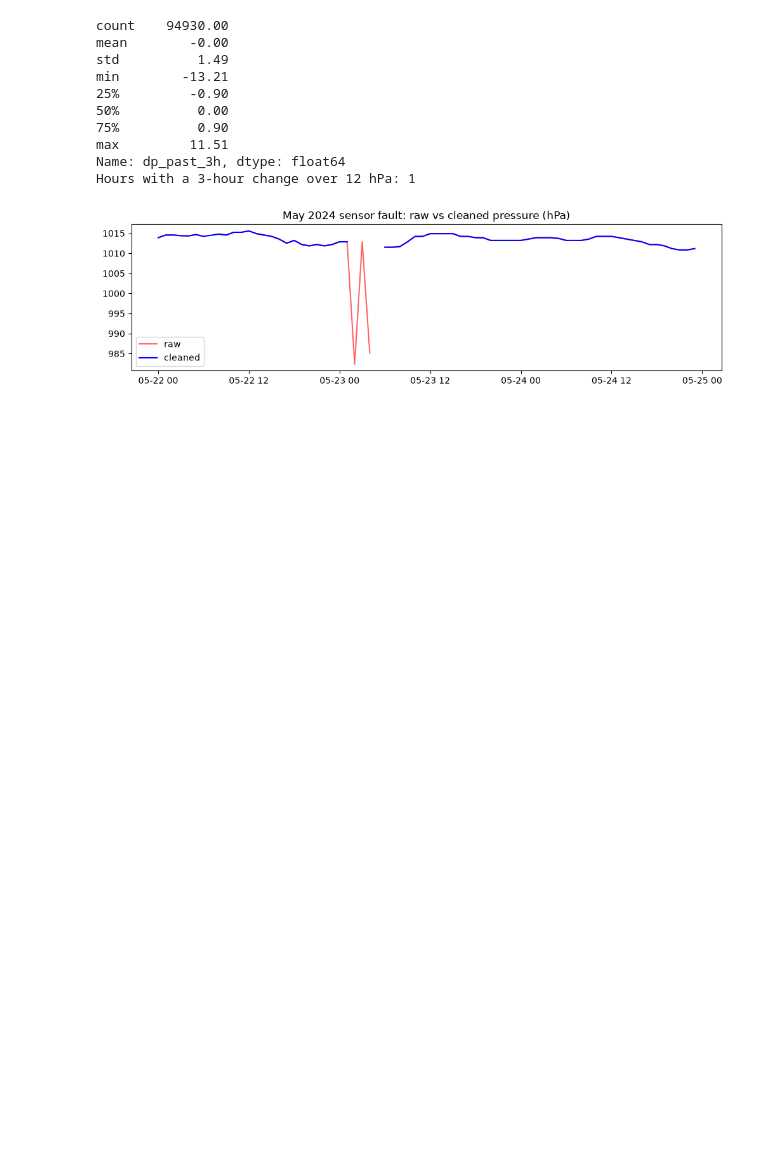
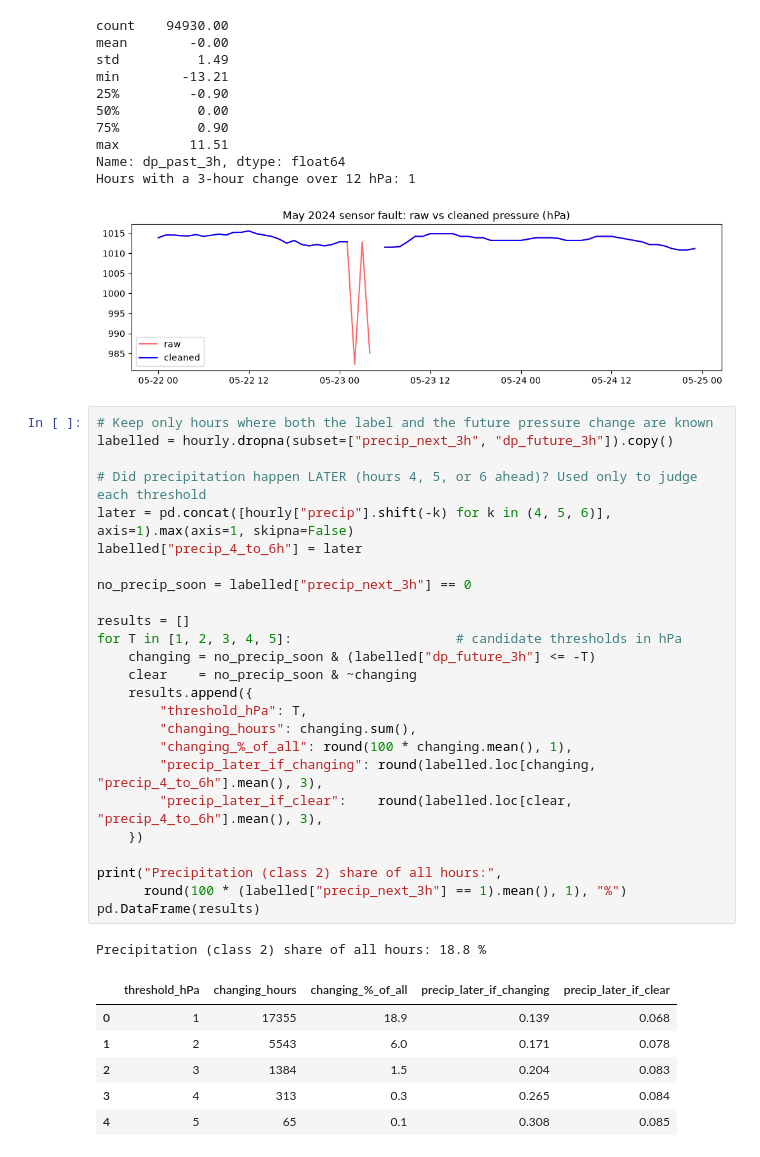
Before and after one commit to sadid-hassan/ESP32-TinyML-Weather-Prediction, a Jupyter notebook: notebooks/02_data_preprocessing.ipynb, the cells around one changed output. Drawn from its saved outputs; the diff is of its cells as text; blank space fills up the shorter version.

Commit message:
Keep hours where both label and future pressure change are known

```diff
--- a/notebooks/02_data_preprocessing.ipynb
+++ b/notebooks/02_data_preprocessing.ipynb
@@ -253,3 +253,36 @@ max         11.51
 Name: dp_past_3h, dtype: float64
 Hours with a 3-hour change over 12 hPa: 1
 [figure]
+# %%
+# Keep only hours where both the label and the future pressure change are known
+labelled = hourly.dropna(subset=["precip_next_3h", "dp_future_3h"]).copy()
+
+# Did precipitation happen LATER (hours 4, 5, or 6 ahead)? Used only to judge each threshold
+later = pd.concat([hourly["precip"].shift(-k) for k in (4, 5, 6)], axis=1).max(axis=1, skipna=False)
+labelled["precip_4_to_6h"] = later
+
+no_precip_soon = labelled["precip_next_3h"] == 0
+
+results = []
+for T in [1, 2, 3, 4, 5]:                     # candidate thresholds in hPa
+    changing = no_precip_soon & (labelled["dp_future_3h"] <= -T)
+    clear    = no_precip_soon & ~changing
+    results.append({
+        "threshold_hPa": T,
+        "changing_hours": changing.sum(),
+        "changing_%_of_all": round(100 * changing.mean(), 1),
+        "precip_later_if_changing": round(labelled.loc[changing, "precip_4_to_6h"].mean(), 3),
+        "precip_later_if_clear":    round(labelled.loc[clear, "precip_4_to_6h"].mean(), 3),
+    })
+
+print("Precipitation (class 2) share of all hours:",
+      round(100 * (labelled["precip_next_3h"] == 1).mean(), 1), "%")
+pd.DataFrame(results)
+# %% [output]
+Precipitation (class 2) share of all hours: 18.8 %
+|  | threshold_hPa | changing_hours | changing_%_of_all | precip_later_if_changing | precip_later_if_clear |
+| 0 | 1 | 17355 | 18.9 | 0.139 | 0.068 |
+| 1 | 2 | 5543 | 6.0 | 0.171 | 0.078 |
+| 2 | 3 | 1384 | 1.5 | 0.204 | 0.083 |
+| 3 | 4 | 313 | 0.3 | 0.265 | 0.084 |
+| 4 | 5 | 65 | 0.1 | 0.308 | 0.085 |
```
